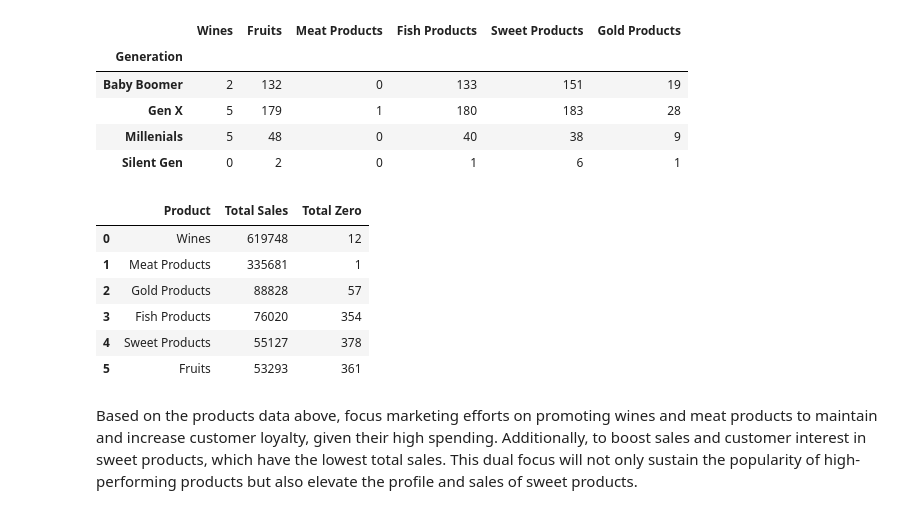
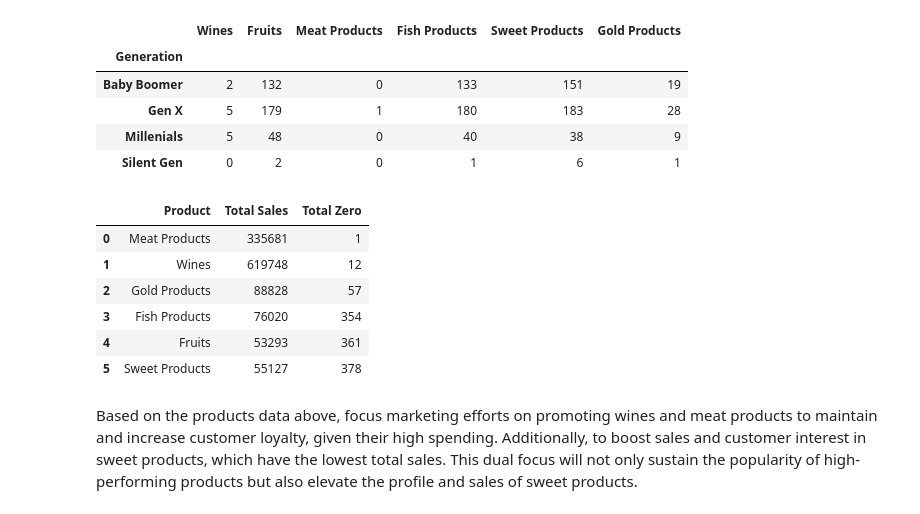
Before and after one commit to shafameidita/supermarket-shopping-habits-by-generation, a Jupyter notebook: Supermarket Customer_Capstone 2.ipynb, the cells around one changed output. Cells and saved outputs as stored; diff of their text form; code cells hidden in the pictures.

```diff
--- a/Supermarket Customer_Capstone 2.ipynb
+++ b/Supermarket Customer_Capstone 2.ipynb
@@ -935,32 +954,32 @@ zero_counts_by_generation
 # %%
 sum_columns = ['Wines', 'Fruits', 'Meat Products', 'Fish Products', 'Sweet Products', 'Gold Products']
 
 # Initialize dictionary to store results
 sum_dict = {
     'Product': [],
     'Total Sales': [],
     'Total Zero': []
 }
 
 # Iterate through columns and calculate the sum and the number of zero values
 for column in sum_columns:
     sum_dict['Product'].append(column)
     sum_dict['Total Sales'].append(df[column].sum())
     sum_dict['Total Zero'].append((df[column] == 0).sum())
 
 # Create DataFrame from results
 df_products = pd.DataFrame(sum_dict)
 
 # sorting by highest total spending
-df_products.sort_values( by = 'Total Sales', ascending=False).reset_index(drop=True)
+df_products.sort_values( by = 'Total Zero', ascending=True).reset_index(drop=True)
 # %% [output]
 |  | Product | Total Sales | Total Zero |
-| 0 | Wines | 619748 | 12 |
-| 1 | Meat Products | 335681 | 1 |
+| 0 | Meat Products | 335681 | 1 |
+| 1 | Wines | 619748 | 12 |
 | 2 | Gold Products | 88828 | 57 |
 | 3 | Fish Products | 76020 | 354 |
-| 4 | Sweet Products | 55127 | 378 |
-| 5 | Fruits | 53293 | 361 |
+| 4 | Fruits | 53293 | 361 |
+| 5 | Sweet Products | 55127 | 378 |
 # %% [markdown]
 Based on the products data above, focus marketing efforts on promoting wines and meat products to maintain and increase customer loyalty, given their high spending. Additionally, to boost sales and customer interest in sweet products, which have the lowest total sales. This dual focus will not only sustain the popularity of high-performing products but also elevate the profile and sales of sweet products.
 # %%
```
Also changed, not shown: parts of 8 cells of this notebook.
